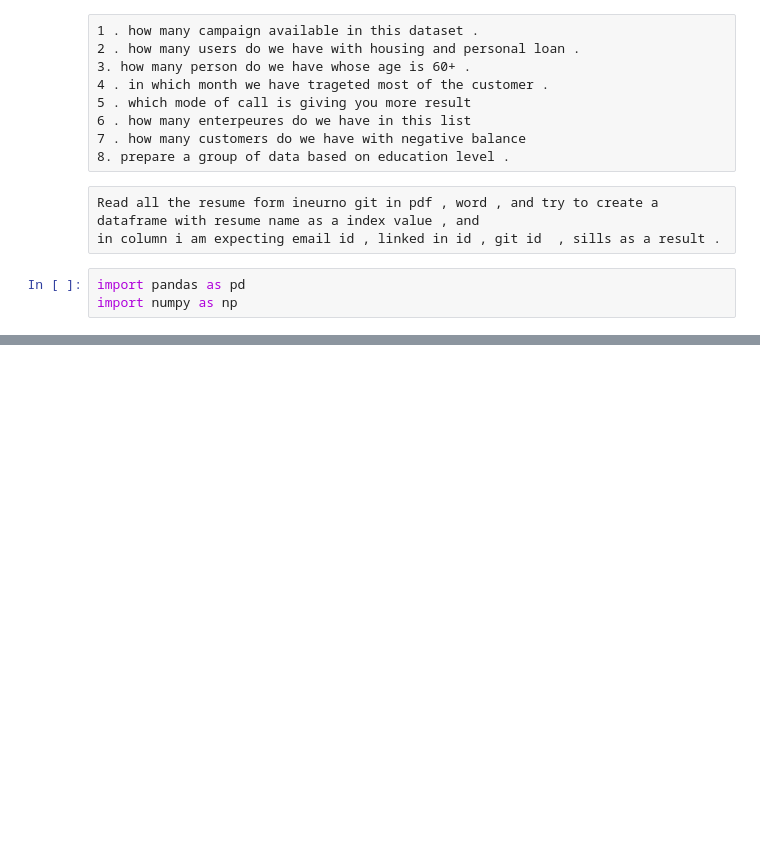
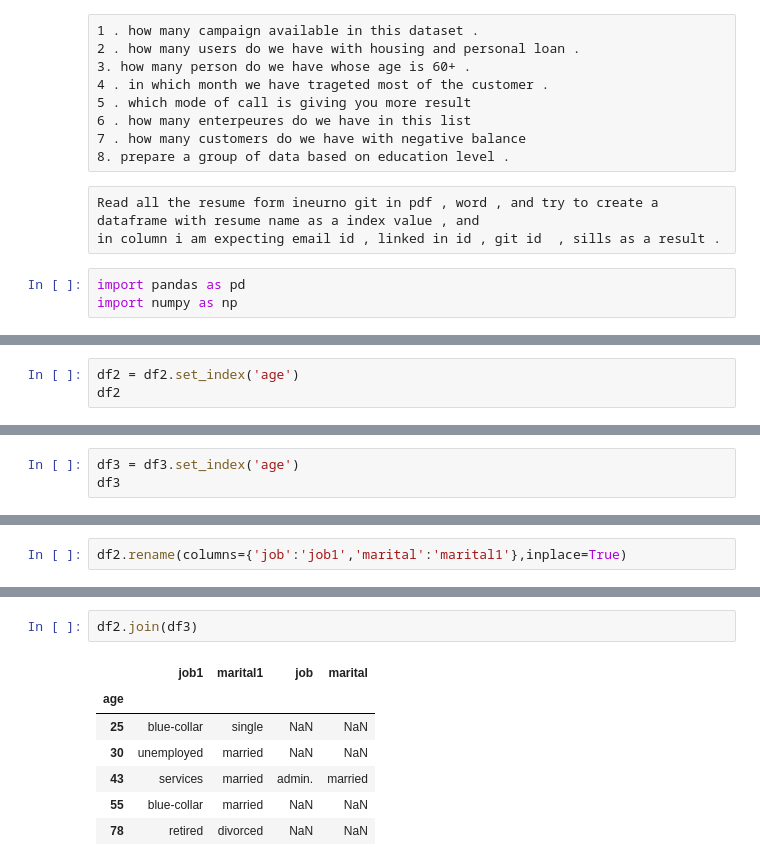
Before and after one commit to FazlullahBokhari/python-Labraries, a Jupyter notebook: Pandas.ipynb, the cells around one changed output, grey strips where cells are left out. Cells and saved outputs as stored; diff of their text form; blank space fills up the shorter version.

```diff
--- a/Pandas.ipynb
+++ b/Pandas.ipynb
@@ -1733,0 +1794,3 @@ pd.merge
+# %%
+df2 = df2.set_index('age')
+df2
@@ -1733,0 +1805,3 @@ pd.merge
+# %%
+df3 = df3.set_index('age')
+df3
@@ -1733,0 +1820,2 @@ pd.merge
+# %%
+df2.rename(columns={'job':'job1','marital':'marital1'},inplace=True)
@@ -1733,0 +1832,10 @@ pd.merge
+# %%
+df2.join(df3)
+# %% [output]
+|  | job1 | marital1 | job | marital |
+| age |  |  |  |  |
+| 25 | blue-collar | single | NaN | NaN |
+| 30 | unemployed | married | NaN | NaN |
+| 43 | services | married | admin. | married |
+| 55 | blue-collar | married | NaN | NaN |
+| 78 | retired | divorced | NaN | NaN |
```
Also changed, not shown: parts of 108 cells of this notebook.
